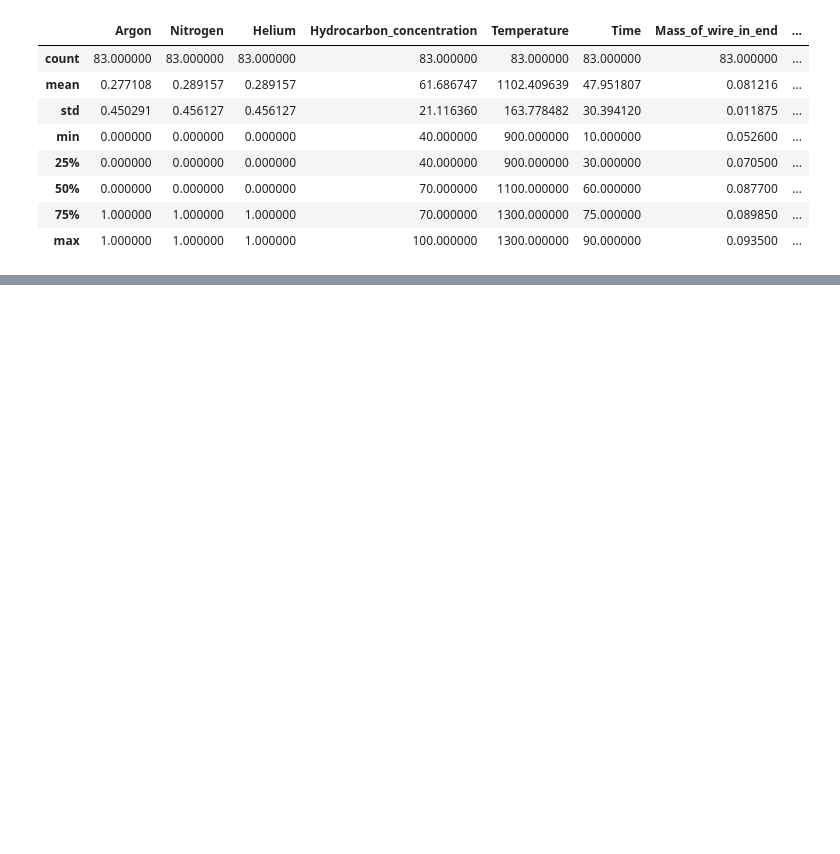
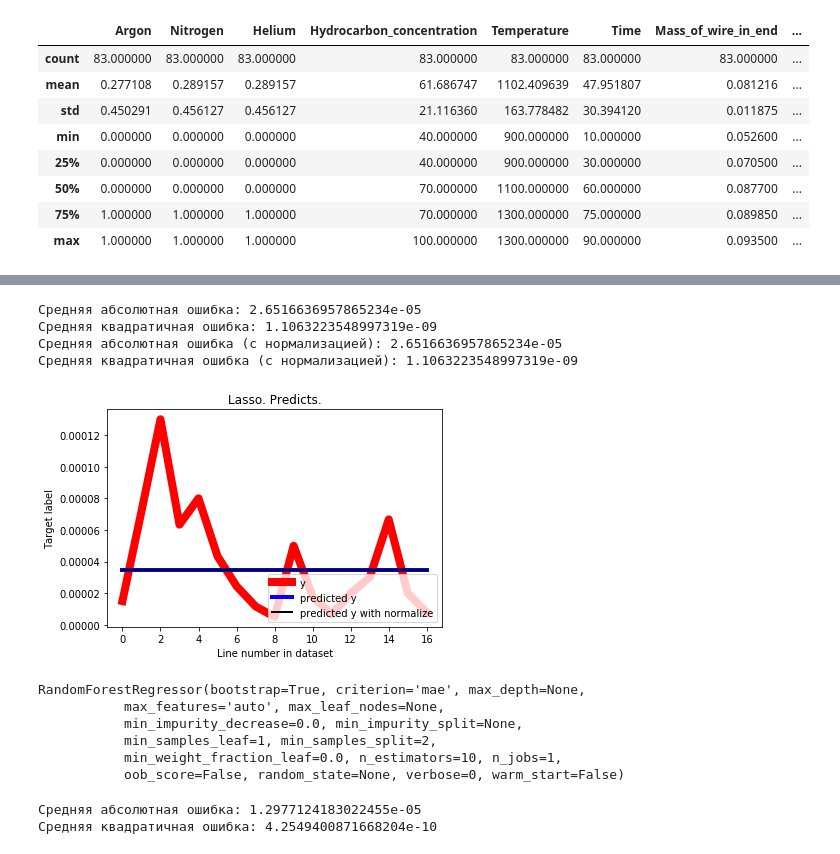
Before and after one commit to TDasha/DataAnalysis, a Jupyter notebook: SGW/src/main.ipynb, the cells around one changed output, grey strips where cells are left out. Cells and saved outputs as stored; diff of their text form; code cells hidden in the pictures; blank space fills up the shorter version.

```diff
--- a/SGW/src/main.ipynb
+++ b/SGW/src/main.ipynb
@@ -459,0 +164,5 @@ plt.show()
+# %%
+from sklearn.linear_model import Lasso
+
+model = Lasso(normalize=False)
+n_model = Lasso(normalize=True)
@@ -459,0 +176,37 @@ plt.show()
+# %%
+predict = model.predict(testX)
+n_predict = n_model.predict(preprocessing.normalize(testX))
+
+mae = mean_absolute_error(testY, predict)
+print("Средняя абсолютная ошибка:", mae)
+mse = mean_squared_error(testY, predict)
+print("Средняя квадратичная ошибка:", mse)
+
+n_mae = mean_absolute_error(testY, n_predict)
+print("Средняя абсолютная ошибка (c нормализацией):", n_mae)
+n_mse = mean_squared_error(testY, n_predict)
+print("Средняя квадратичная ошибка (c нормализацией):", n_mse)
+# %% [output]
+Средняя абсолютная ошибка: 2.6516636957865234e-05
+Средняя квадратичная ошибка: 1.1063223548997319e-09
+Средняя абсолютная ошибка (c нормализацией): 2.6516636957865234e-05
+Средняя квадратичная ошибка (c нормализацией): 1.1063223548997319e-09
+# %%
+f = 0
+t = testY.size
+xx = [i for i in range(trainX.shape[0])]
+y = testY
+y2 = predict
+y3 = n_predict
+
+plt.figure()
+plt.plot(xx[f:t], y[f:t], color='r', linewidth=8, label='y')
+plt.plot(xx[f:t], y2[f:t], color='b', linewidth=4, label='predicted y')
+plt.plot(xx[f:t], y3[f:t], color='k', linewidth=2, label='predicted y with normalize')
+plt.ylabel('Target label')
+plt.xlabel('Line number in dataset')
+plt.legend(loc=4)
+plt.title('Lasso. Predicts.')
+plt.show()
+# %% [output]
+[figure, added]
@@ -459,0 +217,19 @@ plt.show()
+# %%
+model.fit(normalizeX, trainY)
+# %% [output]
+RandomForestRegressor(bootstrap=True, criterion='mae', max_depth=None,
+           max_features='auto', max_leaf_nodes=None,
+           min_impurity_decrease=0.0, min_impurity_split=None,
+           min_samples_leaf=1, min_samples_split=2,
+           min_weight_fraction_leaf=0.0, n_estimators=10, n_jobs=1,
+           oob_score=False, random_state=None, verbose=0, warm_start=False)
+# %%
+predict = model.predict(preprocessing.normalize(testX))
+
+mae = mean_absolute_error(testY, predict)
+print("Средняя абсолютная ошибка:", mae)
+mse = mean_squared_error(testY, predict)
+print("Средняя квадратичная ошибка:", mse)
+# %% [output]
+Средняя абсолютная ошибка: 1.2977124183022455e-05
+Средняя квадратичная ошибка: 4.2549400871668204e-10
```
Also changed, not shown: parts of 58 cells of this notebook, 1 other file.
